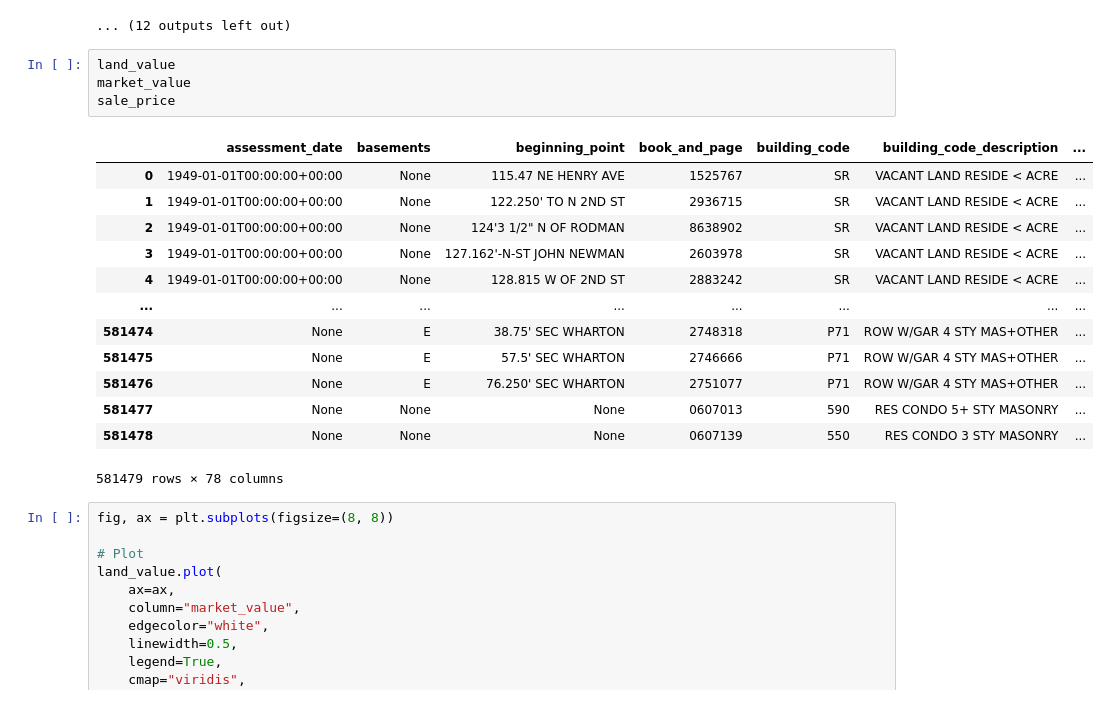
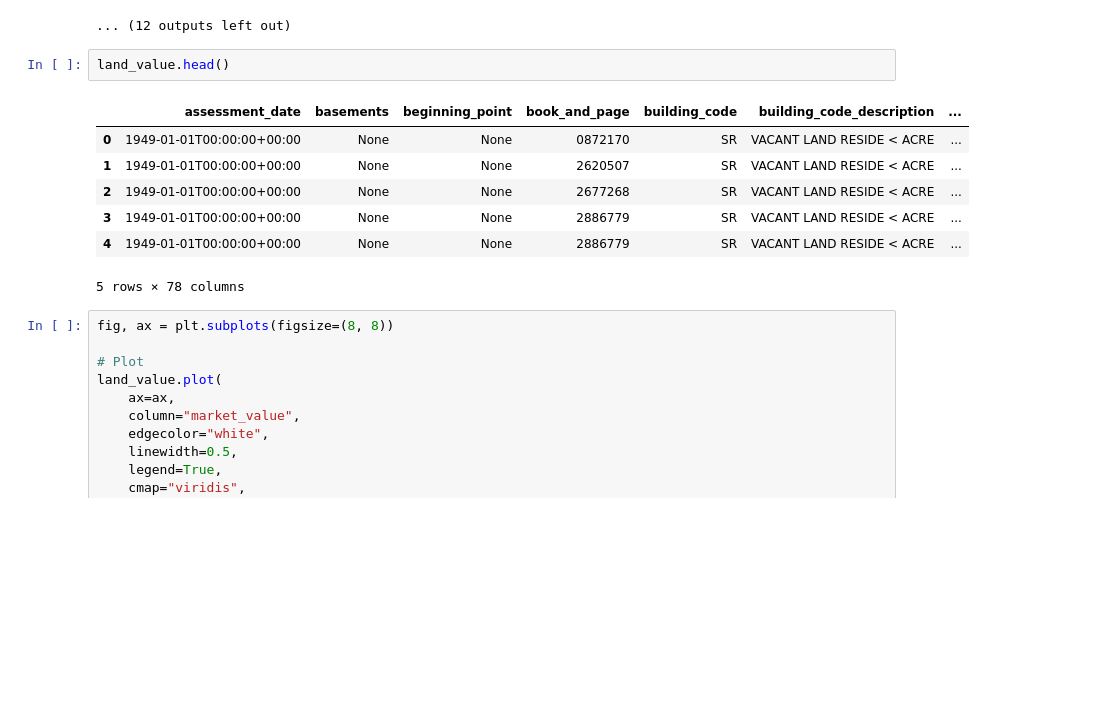
Before and after one commit to Zhen3r/WSOPB-MUSA509, a Jupyter notebook: exploring/economy.ipynb, the cells around one changed output. Saved outputs shown, nothing was run; the diff lists cells and outputs as text; blank space fills up the shorter version.

```diff
--- a/exploring/economy.ipynb
+++ b/exploring/economy.ipynb
@@ -45,23 +45,15 @@ Traceback (most recent call last):
 UnicodeDecodeError: 'utf-8' codec can't decode byte 0xd5 in position 67: invalid continuation byte
 ... (12 outputs left out)
 # %%
-land_value
-market_value
-sale_price
+land_value.head()
 # %% [output]
 |  | assessment_date | basements | beginning_point | book_and_page | building_code | building_code_description | ... |
-| 0 | 1949-01-01T00:00:00+00:00 | None | 115.47 NE HENRY AVE | 1525767 | SR | VACANT LAND RESIDE < ACRE | ... |
-| 1 | 1949-01-01T00:00:00+00:00 | None | 122.250' TO N 2ND ST | 2936715 | SR | VACANT LAND RESIDE < ACRE | ... |
-| 2 | 1949-01-01T00:00:00+00:00 | None | 124'3 1/2" N OF RODMAN | 8638902 | SR | VACANT LAND RESIDE < ACRE | ... |
-| 3 | 1949-01-01T00:00:00+00:00 | None | 127.162'-N-ST JOHN NEWMAN | 2603978 | SR | VACANT LAND RESIDE < ACRE | ... |
-| 4 | 1949-01-01T00:00:00+00:00 | None | 128.815 W OF 2ND ST | 2883242 | SR | VACANT LAND RESIDE < ACRE | ... |
-| ... | ... | ... | ... | ... | ... | ... | ... |
-| 581474 | None | E | 38.75' SEC WHARTON | 2748318 | P71 | ROW W/GAR 4 STY MAS+OTHER | ... |
-| 581475 | None | E | 57.5' SEC WHARTON | 2746666 | P71 | ROW W/GAR 4 STY MAS+OTHER | ... |
-| 581476 | None | E | 76.250' SEC WHARTON | 2751077 | P71 | ROW W/GAR 4 STY MAS+OTHER | ... |
-| 581477 | None | None | None | 0607013 | 590 | RES CONDO 5+ STY MASONRY | ... |
-| 581478 | None | None | None | 0607139 | 550 | RES CONDO 3 STY MASONRY | ... |
+| 0 | 1949-01-01T00:00:00+00:00 | None | None | 0872170 | SR | VACANT LAND RESIDE < ACRE | ... |
+| 1 | 1949-01-01T00:00:00+00:00 | None | None | 2620507 | SR | VACANT LAND RESIDE < ACRE | ... |
+| 2 | 1949-01-01T00:00:00+00:00 | None | None | 2677268 | SR | VACANT LAND RESIDE < ACRE | ... |
+| 3 | 1949-01-01T00:00:00+00:00 | None | None | 2886779 | SR | VACANT LAND RESIDE < ACRE | ... |
+| 4 | 1949-01-01T00:00:00+00:00 | None | None | 2886779 | SR | VACANT LAND RESIDE < ACRE | ... |
-581479 rows × 78 columns
+5 rows × 78 columns
 # %%
 fig, ax = plt.subplots(figsize=(8, 8))
 
```
Also changed, not shown: parts of 15 cells of this notebook, 1 other file.
